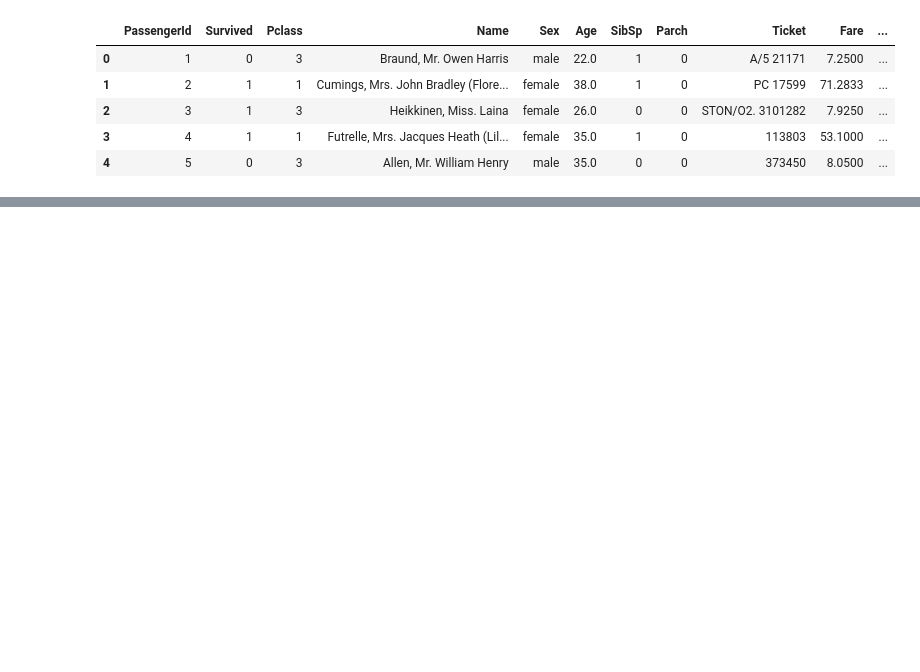
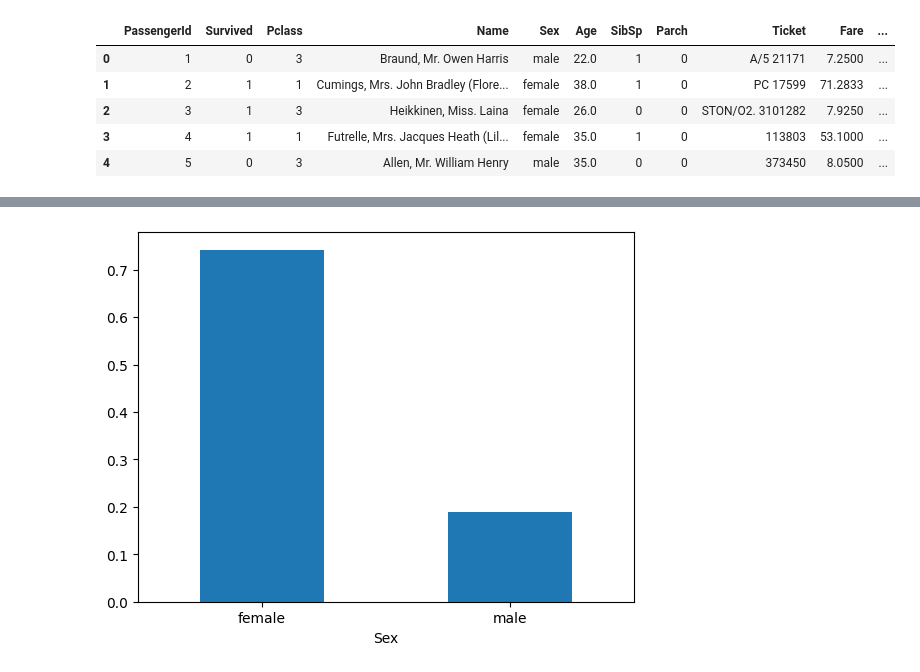
Before and after one commit to SeanJamesJr/Unit2, a Jupyter notebook: titanic.ipynb, the cells around one changed output, grey strips where cells are left out. Drawn from its saved outputs; the diff is of its cells as text; code cells hidden in the pictures; blank space fills up the shorter version.

```diff
--- a/titanic.ipynb
+++ b/titanic.ipynb
@@ -19,0 +42,5 @@ Name: Sex, dtype: int64
+# %%
+import pandas as pd
+df = pd.read_csv('titanic.csv')
+df.head()
+# opens titanic.csv to read
@@ -19,0 +54,9 @@ Name: Sex, dtype: int64
+# %%
+data3 = df.groupby(["Sex"])['Survived'].mean()
+# sets data to each columns info
+# %%
+import matplotlib.pyplot as plt
+data3.plot.bar(x='Survived', y = 'Sex',rot=0);
+#plots data on graph
+# %% [output]
+[figure, added]
```
Also changed, not shown: parts of 7 cells of this notebook, 3 other files.
